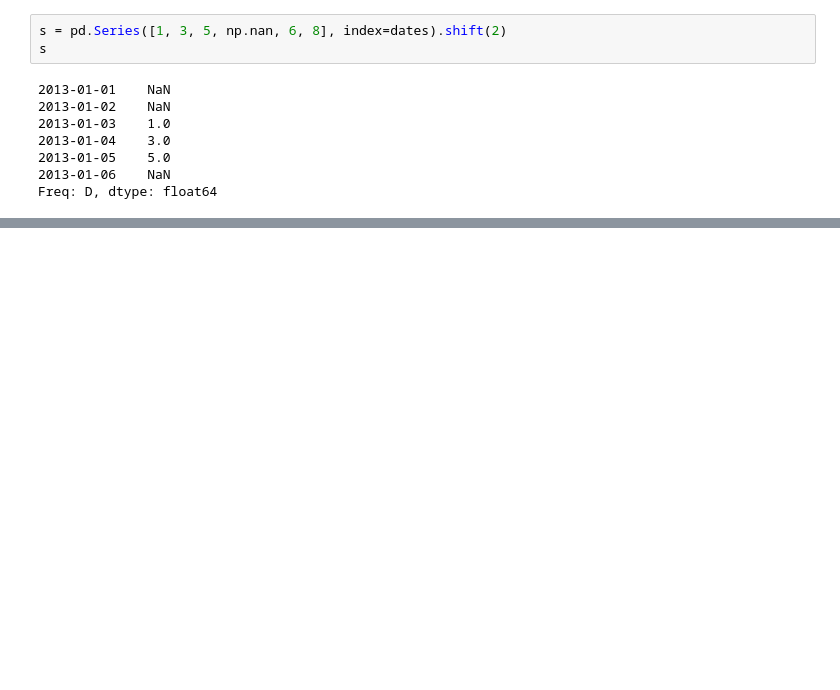
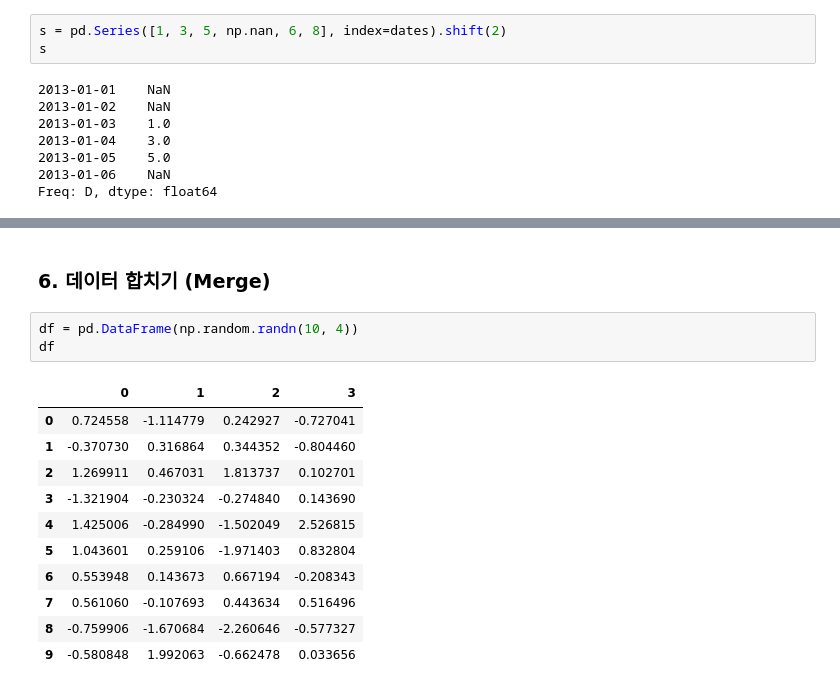
Before and after one commit to objectin/pandas_exercises, a Jupyter notebook: 10_minute_pandas.ipynb, the cells around one changed output, grey strips where cells are left out. Cells and saved outputs as stored; diff of their text form; blank space fills up the shorter version.

```diff
--- a/10_minute_pandas.ipynb
+++ b/10_minute_pandas.ipynb
@@ -504,0 +549,17 @@ Freq: D, dtype: float64
+# %% [markdown]
+### 6. 데이터 합치기 (Merge)
+# %%
+df = pd.DataFrame(np.random.randn(10, 4))
+df
+# %% [output]
+|  | 0 | 1 | 2 | 3 |
+| 0 | 0.724558 | -1.114779 | 0.242927 | -0.727041 |
+| 1 | -0.370730 | 0.316864 | 0.344352 | -0.804460 |
+| 2 | 1.269911 | 0.467031 | 1.813737 | 0.102701 |
+| 3 | -1.321904 | -0.230324 | -0.274840 | 0.143690 |
+| 4 | 1.425006 | -0.284990 | -1.502049 | 2.526815 |
+| 5 | 1.043601 | 0.259106 | -1.971403 | 0.832804 |
+| 6 | 0.553948 | 0.143673 | 0.667194 | -0.208343 |
+| 7 | 0.561060 | -0.107693 | 0.443634 | 0.516496 |
+| 8 | -0.759906 | -1.670684 | -2.260646 | -0.577327 |
+| 9 | -0.580848 | 1.992063 | -0.662478 | 0.033656 |
```
Also changed, not shown: parts of 90 cells of this notebook.
